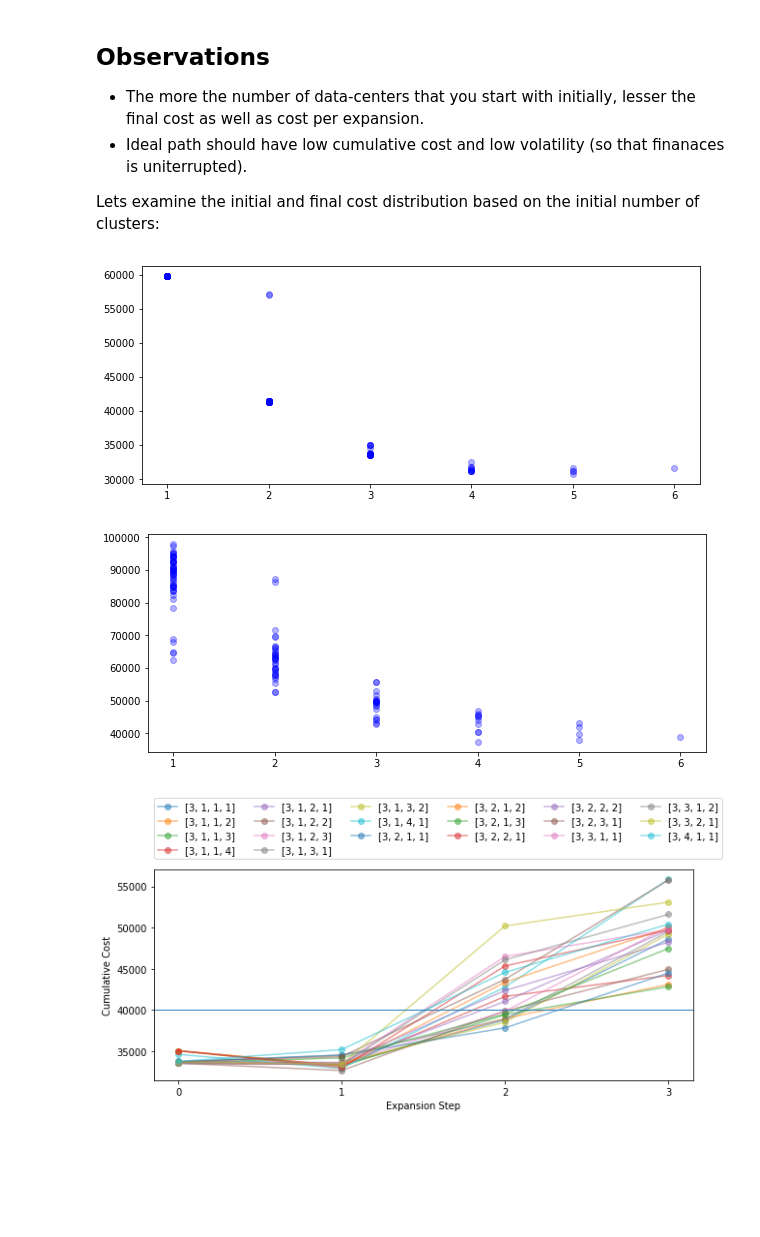
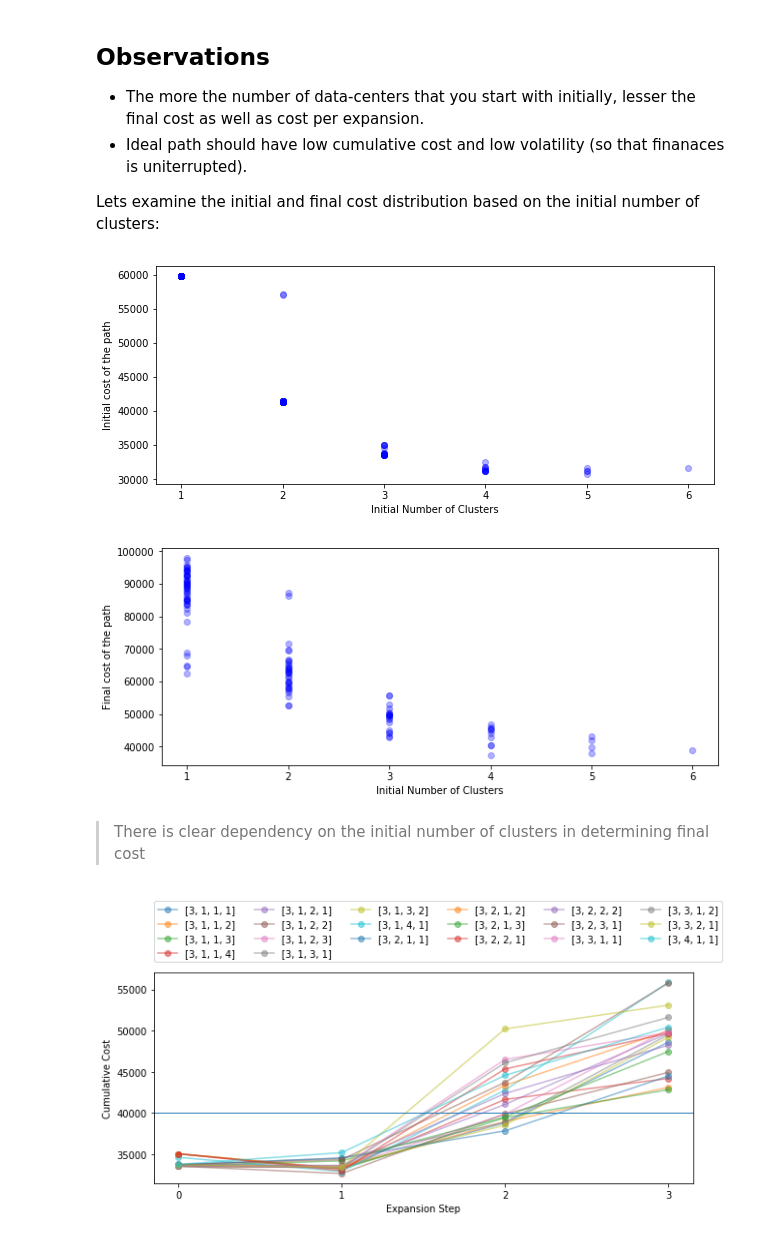
Before and after one commit to bibinmjose/data_center, a Jupyter notebook: analysis.ipynb, the cells around one changed output. Drawn from its saved outputs; the diff is of its cells as text; code cells hidden in the pictures; blank space fills up the shorter version.

```diff
--- a/analysis.ipynb
+++ b/analysis.ipynb
@@ -89,14 +85,22 @@ final_cost=[(p[0],expansion_cost[i][-1]) for i, p in enumerate(expansion_paths)]
 fig, ax = plt.subplots(nrows=1, ncols=1, figsize=(10, 4))
 for point in initial_cost:
     ax.plot(point[0],point[1],'o',color='blue', alpha=0.3)
+plt.xlabel('Initial Number of Clusters')
+plt.ylabel('Initial cost of the path')
+plt.show()
 # %% [output]
-[figure, old version]
+[figure, new version]
 # %%
 fig, ax = plt.subplots(nrows=1, ncols=1, figsize=(10, 4))
 for point in final_cost:
     ax.plot(point[0],point[1],'o',color='blue', alpha=0.3)
+plt.xlabel('Initial Number of Clusters')
+plt.ylabel('Final cost of the path')
+plt.show()
 # %% [output]
-[figure, old version]
+[figure, new version]
+# %% [markdown]
+>There is clear dependency on the initial number of clusters in determining final cost
 # %%
 # lets plot all expansion paths starting initially with 3 data centers
 
```
Also changed, not shown: parts of 2 cells of this notebook.
